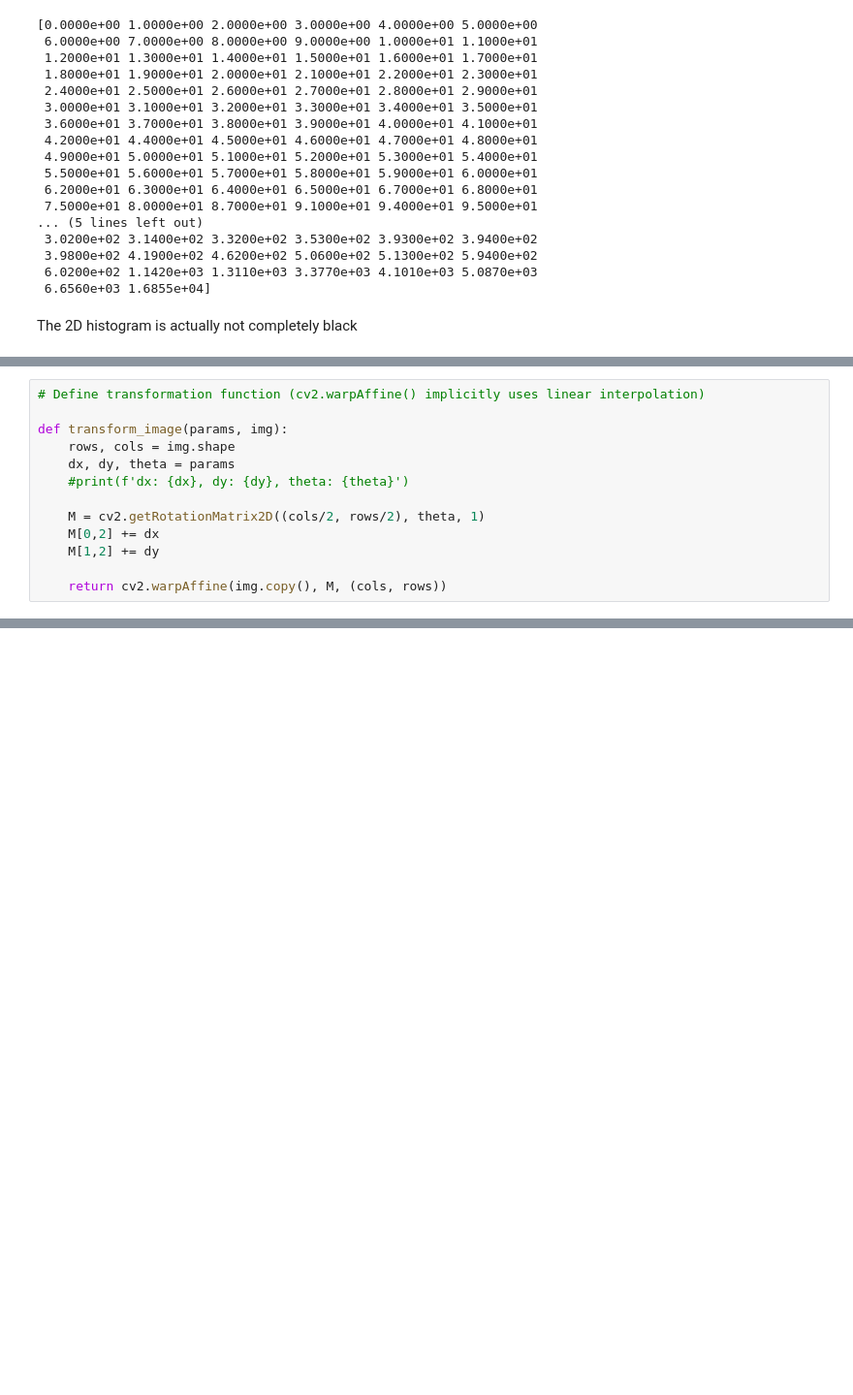
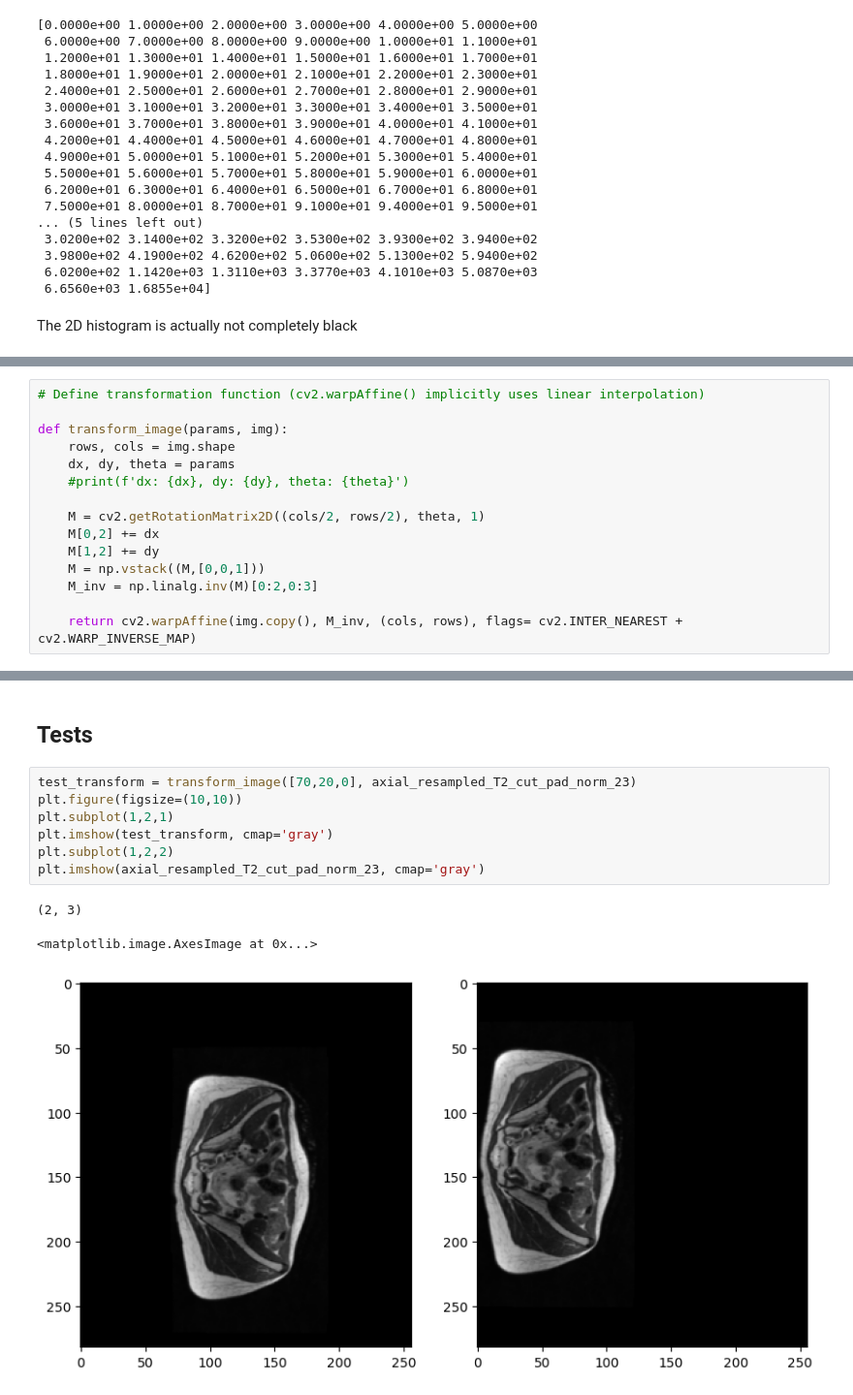
Before and after one commit to CharlineCuraut/Registration_IRM_T2_DWI_b0, a Jupyter notebook: registration_IRM_T2_DWI_b0.ipynb, the cells around one changed output, grey strips where cells are left out. Shown at 97% size. Saved outputs shown, nothing was run; the diff lists cells and outputs as text; blank space fills up the shorter version.

```diff
--- a/registration_IRM_T2_DWI_b0.ipynb
+++ b/registration_IRM_T2_DWI_b0.ipynb
@@ -944,13 +756,0 @@ MI between rotation_90 and b0 : 0.4513059985685075
-# %%
-# Define transformation function (cv2.warpAffine() implicitly uses linear interpolation)
-
-def transform_image(params, img):
-    rows, cols = img.shape
-    dx, dy, theta = params
-    #print(f'dx: {dx}, dy: {dy}, theta: {theta}')
-
-    M = cv2.getRotationMatrix2D((cols/2, rows/2), theta, 1)
-    M[0,2] += dx
-    M[1,2] += dy
-
-    return cv2.warpAffine(img.copy(), M, (cols, rows))
@@ -1405,0 +913,15 @@ plt.imshow(test_transform_rotation)
+# %%
+# Define transformation function (cv2.warpAffine() implicitly uses linear interpolation)
+
+def transform_image(params, img):
+    rows, cols = img.shape
+    dx, dy, theta = params
+    #print(f'dx: {dx}, dy: {dy}, theta: {theta}')
+
+    M = cv2.getRotationMatrix2D((cols/2, rows/2), theta, 1)
+    M[0,2] += dx
+    M[1,2] += dy
+    M = np.vstack((M,[0,0,1]))
+    M_inv = np.linalg.inv(M)[0:2,0:3]
+
+    return cv2.warpAffine(img.copy(), M_inv, (cols, rows), flags= cv2.INTER_NEAREST + cv2.WARP_INVERSE_MAP)
@@ -1405,0 +1200,13 @@ plt.imshow(test_transform_rotation)
+# %% [markdown]
+## Tests
+# %%
+test_transform = transform_image([70,20,0], axial_resampled_T2_cut_pad_norm_23)
+plt.figure(figsize=(10,10))
+plt.subplot(1,2,1)
+plt.imshow(test_transform, cmap='gray')
+plt.subplot(1,2,2)
+plt.imshow(axial_resampled_T2_cut_pad_norm_23, cmap='gray')
+# %% [output]
+(2, 3)
+<matplotlib.image.AxesImage at 0x...>
+[figure, added]
```
Also changed, not shown: parts of 79 cells of this notebook.
